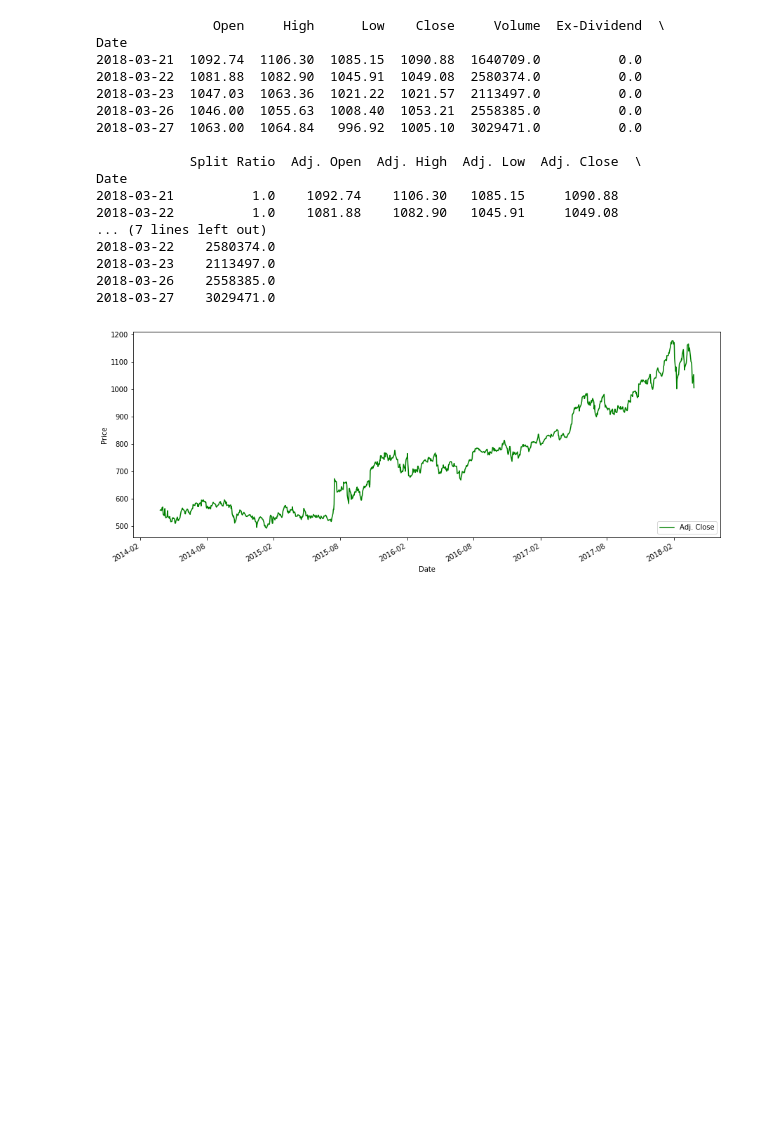
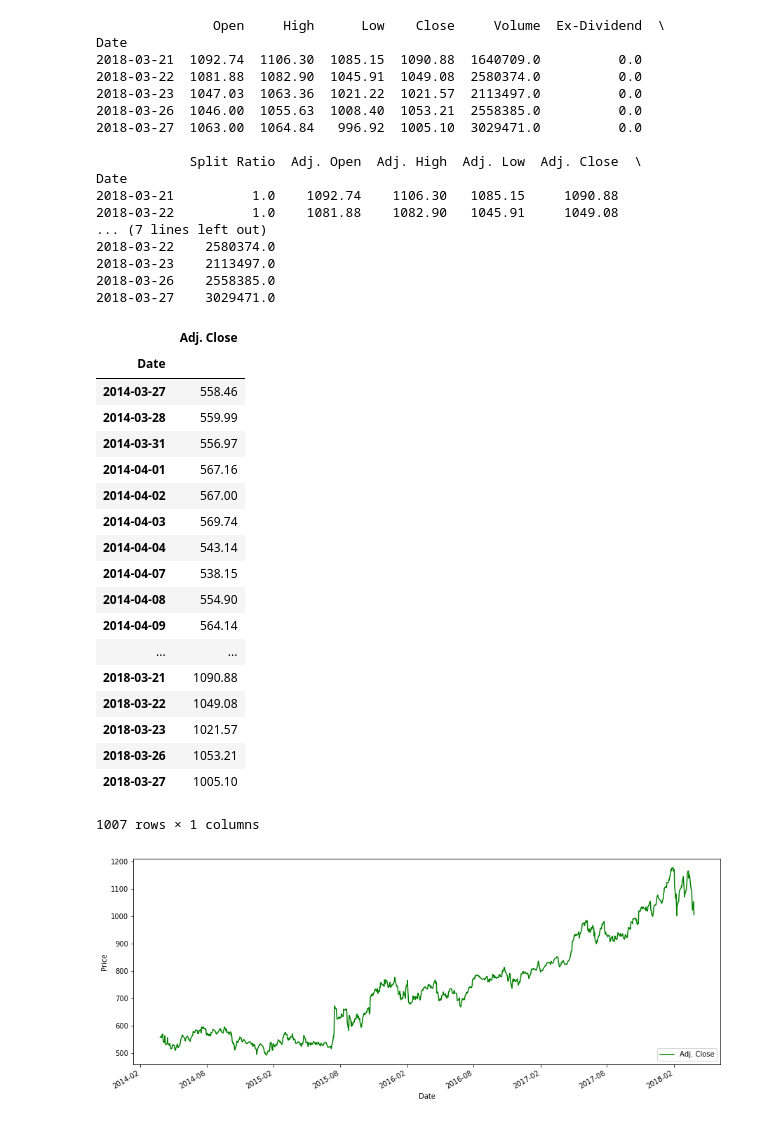
Before and after one commit to CosminNechifor/ML-stock-market-prediction, a Jupyter notebook: ML_notebook.ipynb, the cells around one changed output. Cells and saved outputs as stored; diff of their text form; code cells hidden in the pictures; blank space fills up the shorter version.

```diff
--- a/ML_notebook.ipynb
+++ b/ML_notebook.ipynb
@@ -38,6 +38,27 @@ Date
 # %%
 # We are gonna use Adj. Close in order to predict the stock
 df = df[['Adj. Close']]
+df
+# %% [output]
+|  | Adj. Close |
+| Date |  |
+| 2014-03-27 | 558.46 |
+| 2014-03-28 | 559.99 |
+| 2014-03-31 | 556.97 |
+| 2014-04-01 | 567.16 |
+| 2014-04-02 | 567.00 |
+| 2014-04-03 | 569.74 |
+| 2014-04-04 | 543.14 |
+| 2014-04-07 | 538.15 |
+| 2014-04-08 | 554.90 |
+| 2014-04-09 | 564.14 |
+| ... | ... |
+| 2018-03-21 | 1090.88 |
+| 2018-03-22 | 1049.08 |
+| 2018-03-23 | 1021.57 |
+| 2018-03-26 | 1053.21 |
+| 2018-03-27 | 1005.10 |
+1007 rows × 1 columns
 # %%
 # forecast_out variable is keeping track of how many days into the future we want to predict
 forecast_out = int(30) # 30 days into the future
```
Also changed, not shown: parts of 14 cells of this notebook, 1 other file.
